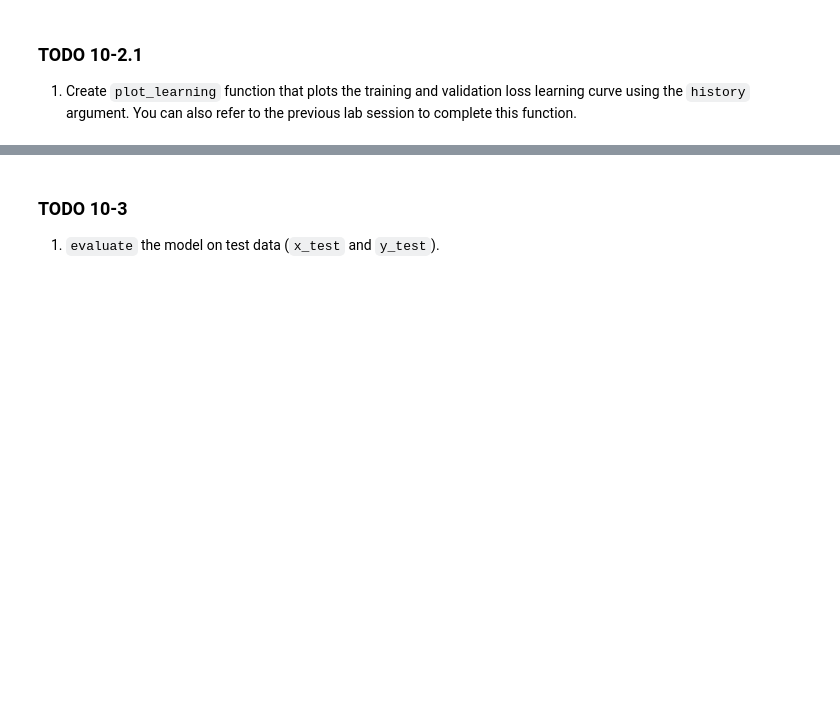
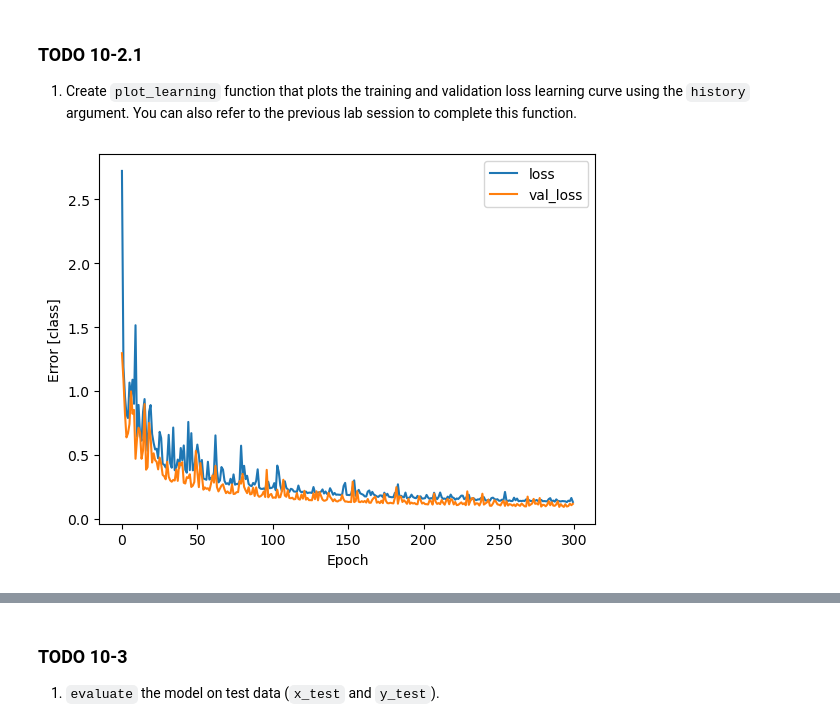
Before and after one commit to Abeoseh/deep_learning, a Jupyter notebook: labs/lab2/Lab2_LNN_SV.ipynb, the cells around one changed output, grey strips where cells are left out. Drawn from its saved outputs; the diff is of its cells as text; code cells hidden in the pictures; blank space fills up the shorter version.

```diff
--- a/labs/lab2/Lab2_LNN_SV.ipynb
+++ b/labs/lab2/Lab2_LNN_SV.ipynb
@@ -1031,0 +1020,14 @@ Model: "sequential_2"
+# %%
+# TODO:
+
+sequential_2 = keras.Sequential(
+    [keras.Input(shape=(x_train.shape[1],), name="input"),
+    keras.layers.Dense(3, tf.nn.softmax, name="dense"),
+], name = "sequential_2")
+
+# sequential_2 = keras.Sequential(name = "sequential_2")
+# sequential_2.add(keras.Input(shape=(x_train.shape[1],), name="input"))
+# sequential_2.add(keras.layers.Dense(3, tf.nn.softmax, name="dense"))
+## keras adds a bias for each node so: (4 input * 3 dense) + 3 dense = 15 params
+
+print(sequential_2.summary())
@@ -1037,3 +1048,8 @@ Model: "sequential_2"
+# %%
+# TODO:
+
+optimizer = keras.optimizers.SGD(learning_rate=0.1)
+sequential_2.compile(optimizer = optimizer, loss = "categorical_crossentropy", metrics=["mean_absolute_error", "accuracy"])
 # %% [markdown]
 ### TODO 10-2
 1. Using `fit`, train the model with training data (`x_train` and `y_train`). Train the model for `300 epochs` keeping `verbose` turned off (0), and `validation_split` be 20%.
@@ -1046,0 +1056,8 @@ Wall time: 31.1 s
+# %%
+%%time
+
+# TODO:
+
+
+history = sequential_2.fit(x = x_train, y = y_train, epochs = 300,
+                verbose = 0, validation_split = 0.2)
@@ -1048,5 +1068,20 @@ Wall time: 31.1 s
 ### TODO 10-2.1
 
 1. Create `plot_learning` function that plots the training and validation loss learning curve using the `history` argument. You can also refer to the previous lab session to complete this function.
+# %%
+# TODO
+
+# type(history)
+
+def plot_learning(history: keras.src.callbacks.history.History, label: str):
+    plt.plot(history.history['loss'], label='loss')
+    plt.plot(history.history['val_loss'], label='val_loss')
+    plt.xlabel('Epoch')
+    plt.ylabel(f'Error [{label}]')
+    plt.legend()
 # %%
-# TODO
+#TODO
+
+plot_learning(history, "class")
+# %% [output]
+[figure, added]
```
Also changed, not shown: parts of 12 cells of this notebook.
